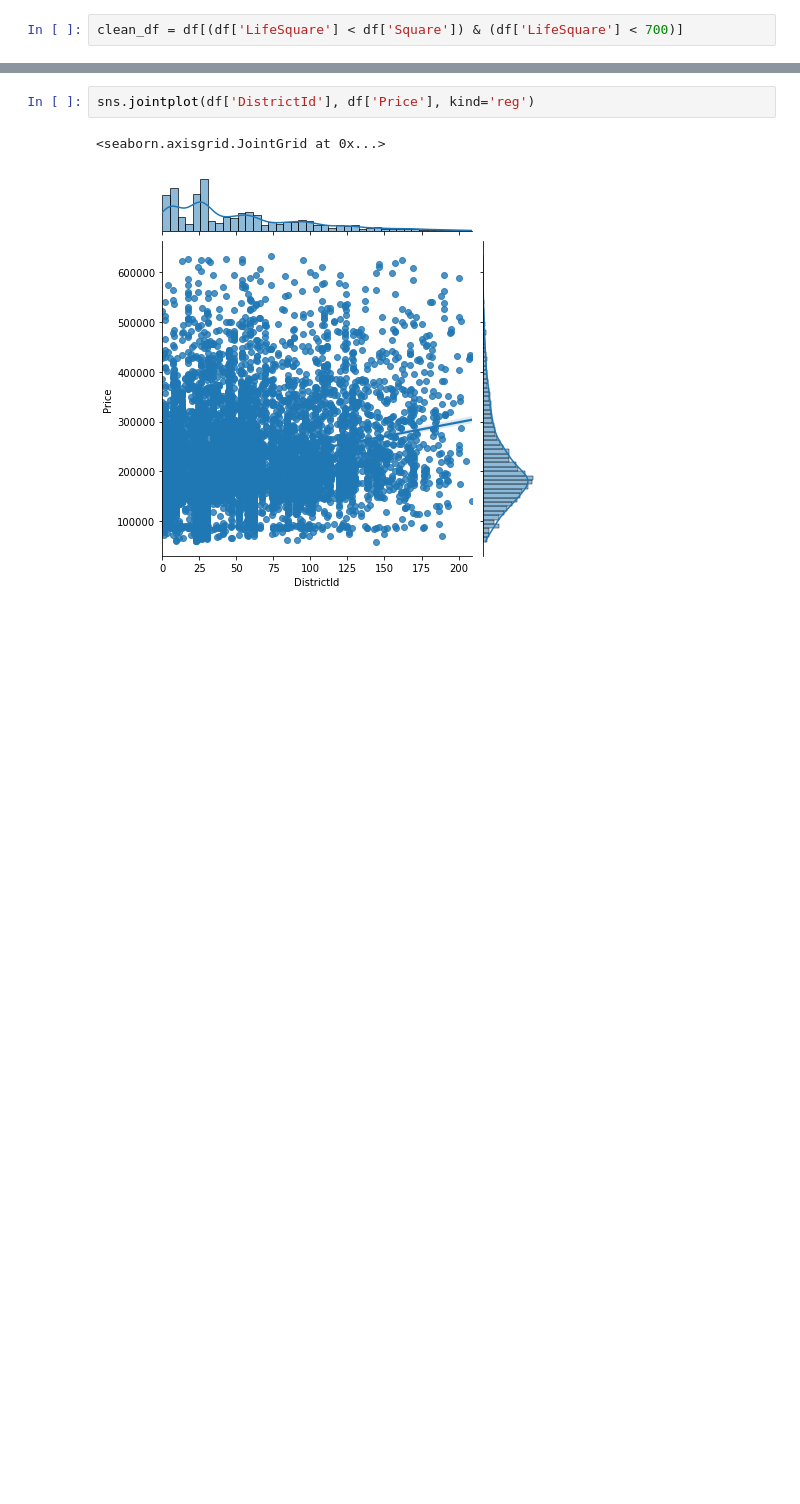
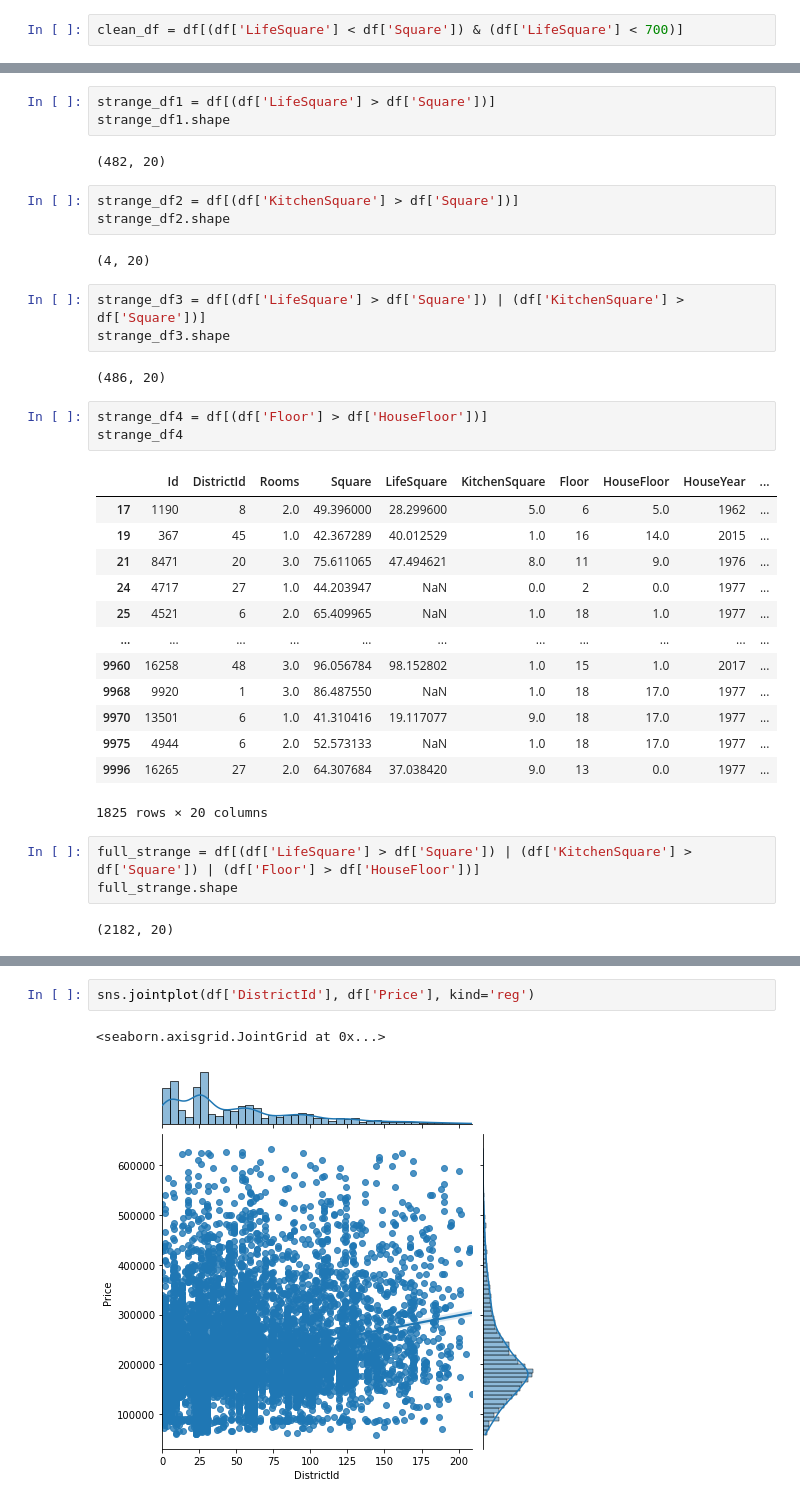
Before and after one commit to AlexanderMaslikhin/pandas_curs, a Jupyter notebook: real_estate_moscow.ipynb, the cells around one changed output, grey strips where cells are left out. Saved outputs shown, nothing was run; the diff lists cells and outputs as text; blank space fills up the shorter version.

```diff
--- a/real_estate_moscow.ipynb
+++ b/real_estate_moscow.ipynb
@@ -36,3 +80,40 @@ clean_df.describe()
 | 50% | 8434.000000 | 47.000000 | 2.000000 | 50.476307 | 32.022982 | 8.000000 | 7.000000 | 12.000000 | 1.979000e+03 | ... |
 | 75% | 12671.000000 | 90.000000 | 3.000000 | 64.437930 | 43.778489 | 9.000000 | 11.000000 | 17.000000 | 2.003000e+03 | ... |
 | max | 16798.000000 | 209.000000 | 19.000000 | 641.065193 | 638.163193 | 2014.000000 | 42.000000 | 99.000000 | 2.005201e+07 | ... |
+# %%
+strange_df1 = df[(df['LifeSquare'] > df['Square'])]
+strange_df1.shape
+# %% [output]
+(482, 20)
+# %%
+strange_df2 = df[(df['KitchenSquare'] > df['Square'])]
+strange_df2.shape
+# %% [output]
+(4, 20)
+# %%
+strange_df3 = df[(df['LifeSquare'] > df['Square']) | (df['KitchenSquare'] > df['Square'])]
+strange_df3.shape
+# %% [output]
+(486, 20)
+# %%
+strange_df4 = df[(df['Floor'] > df['HouseFloor'])]
+strange_df4
+# %% [output]
+|  | Id | DistrictId | Rooms | Square | LifeSquare | KitchenSquare | Floor | HouseFloor | HouseYear | ... |
+| 17 | 1190 | 8 | 2.0 | 49.396000 | 28.299600 | 5.0 | 6 | 5.0 | 1962 | ... |
+| 19 | 367 | 45 | 1.0 | 42.367289 | 40.012529 | 1.0 | 16 | 14.0 | 2015 | ... |
+| 21 | 8471 | 20 | 3.0 | 75.611065 | 47.494621 | 8.0 | 11 | 9.0 | 1976 | ... |
+| 24 | 4717 | 27 | 1.0 | 44.203947 | NaN | 0.0 | 2 | 0.0 | 1977 | ... |
+| 25 | 4521 | 6 | 2.0 | 65.409965 | NaN | 1.0 | 18 | 1.0 | 1977 | ... |
+| ... | ... | ... | ... | ... | ... | ... | ... | ... | ... | ... |
+| 9960 | 16258 | 48 | 3.0 | 96.056784 | 98.152802 | 1.0 | 15 | 1.0 | 2017 | ... |
+| 9968 | 9920 | 1 | 3.0 | 86.487550 | NaN | 1.0 | 18 | 17.0 | 1977 | ... |
+| 9970 | 13501 | 6 | 1.0 | 41.310416 | 19.117077 | 9.0 | 18 | 17.0 | 1977 | ... |
+| 9975 | 4944 | 6 | 2.0 | 52.573133 | NaN | 1.0 | 18 | 17.0 | 1977 | ... |
+| 9996 | 16265 | 27 | 2.0 | 64.307684 | 37.038420 | 9.0 | 13 | 0.0 | 1977 | ... |
+1825 rows × 20 columns
+# %%
+full_strange = df[(df['LifeSquare'] > df['Square']) | (df['KitchenSquare'] > df['Square']) | (df['Floor'] > df['HouseFloor'])]
+full_strange.shape
+# %% [output]
+(2182, 20)
```
Also changed, not shown: parts of 23 cells of this notebook, 1 other file.
